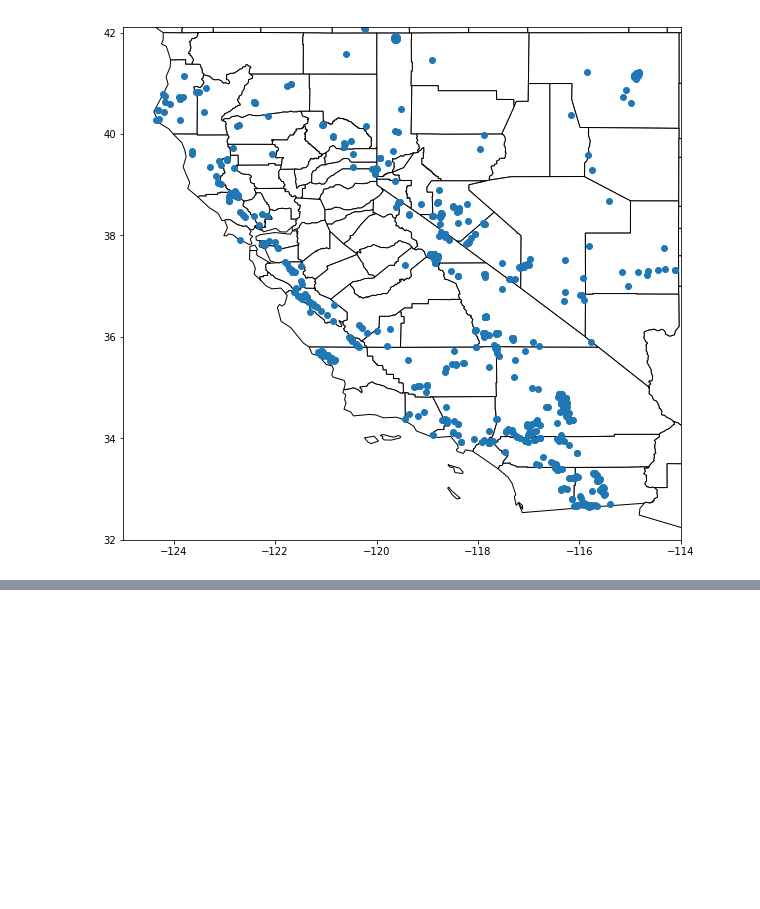
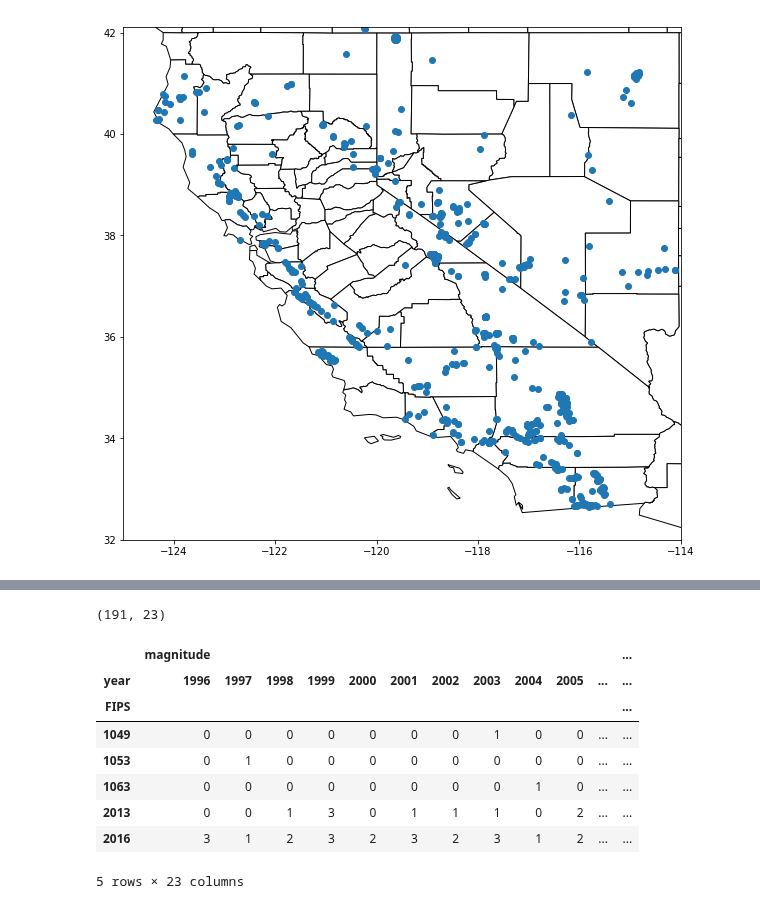
Before and after one commit to labs12-should-i-live-here/DS, a Jupyter notebook: notebooks/DMA5 - Earthquakes.ipynb, the cells around one changed output, grey strips where cells are left out. Cells and saved outputs as stored; diff of their text form; code cells hidden in the pictures; blank space fills up the shorter version.

Commit message:
Final earthquake-by-county table

```diff
--- a/notebooks/DMA5 - Earthquakes.ipynb
+++ b/notebooks/DMA5 - Earthquakes.ipynb
@@ -174,0 +192,17 @@ quakes_county.to_file("../data_output/5_USGS_quakes/quakes1.shp")
+# %%
+# Organize our earthquake events into a table indexed by FIPS and year.
+df1 = quakes_county.drop(columns='geometry').groupby(['FIPS','year']).count().unstack(fill_value=0)
+
+print(df1.shape)
+df1.head()
+# %% [output]
+(191, 23)
+|  | magnitude |  |  |  |  |  |  |  |  |  |  | ... |
+| year | 1996 | 1997 | 1998 | 1999 | 2000 | 2001 | 2002 | 2003 | 2004 | 2005 | ... | ... |
+| FIPS |  |  |  |  |  |  |  |  |  |  |  | ... |
+| 1049 | 0 | 0 | 0 | 0 | 0 | 0 | 0 | 1 | 0 | 0 | ... | ... |
+| 1053 | 0 | 1 | 0 | 0 | 0 | 0 | 0 | 0 | 0 | 0 | ... | ... |
+| 1063 | 0 | 0 | 0 | 0 | 0 | 0 | 0 | 0 | 1 | 0 | ... | ... |
+| 2013 | 0 | 0 | 1 | 3 | 0 | 1 | 1 | 1 | 0 | 2 | ... | ... |
+| 2016 | 3 | 1 | 2 | 3 | 2 | 3 | 2 | 3 | 1 | 2 | ... | ... |
+5 rows × 23 columns
```
Also changed, not shown: parts of 10 cells of this notebook, 1 other file.
